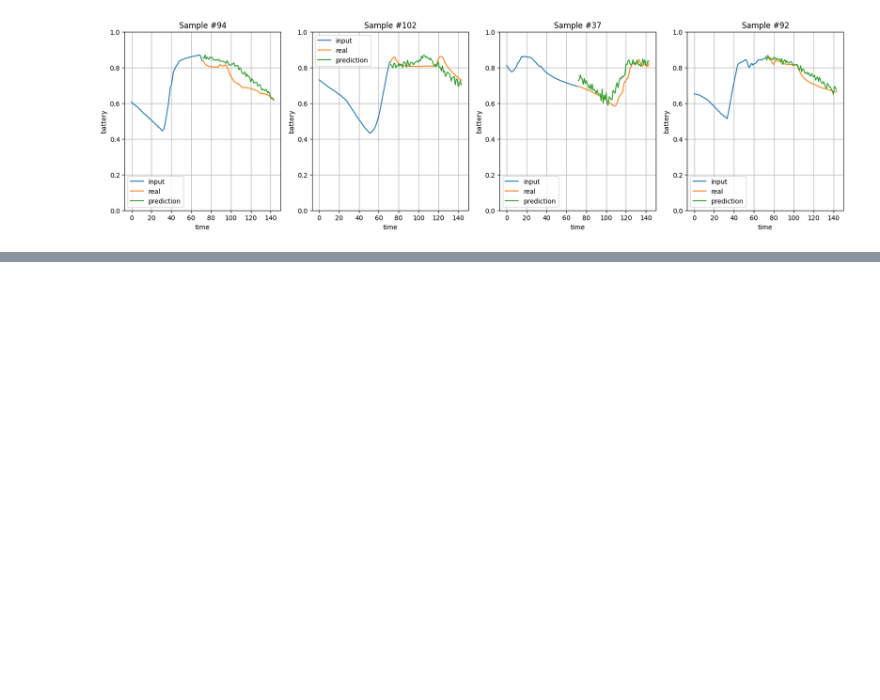
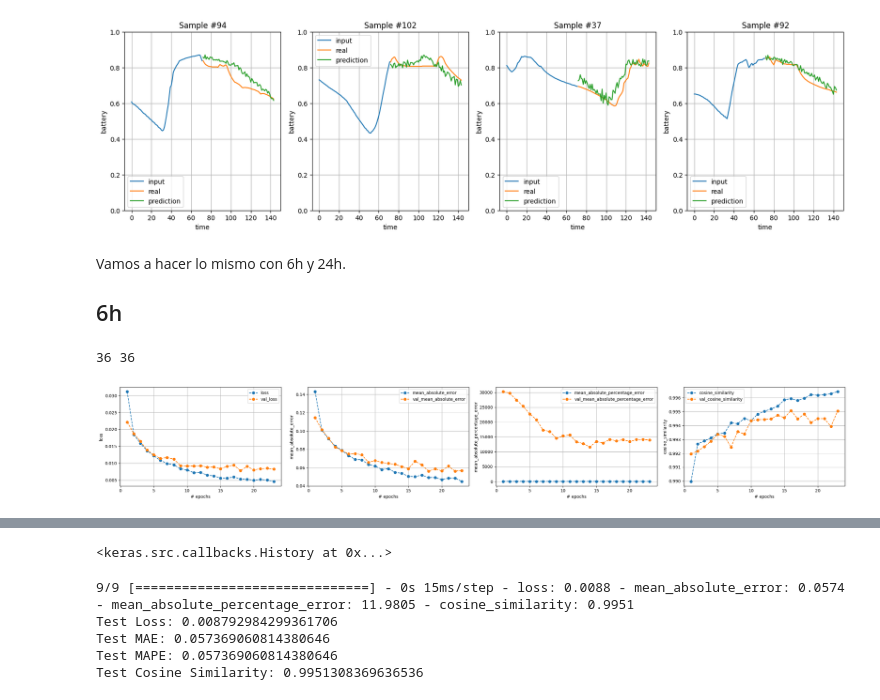
Before and after one commit to alendinez/energy-prediction, a Jupyter notebook: lstm.ipynb, the cells around one changed output, grey strips where cells are left out. Cells and saved outputs as stored; diff of their text form; code cells hidden in the pictures; blank space fills up the shorter version.

Commit message:
lstm 6h y 12h

```diff
--- a/lstm.ipynb
+++ b/lstm.ipynb
@@ -184,3 +188,34 @@ for w, ax in enumerate(axs):
 plt.show()
 # %% [output]
 [figure]
+# %% [markdown]
+Vamos a hacer lo mismo con 6h y 24h.
+## 6h
+# %%
+n_steps_in = n_steps_out = 6*6
+print(n_steps_in, n_steps_out)
+# %% [output]
+36 36
+# %%
+# Crear datasets de entrenamiento y test
+X, y = split_sequences(dfs, n_steps_in, n_steps_out)
+
+seed = 0
+X_train, X_test, y_train, y_test = train_test_split(X, y, test_size=0.3, shuffle=True, random_state=seed)
+X_test, X_val, y_test, y_val = train_test_split(X_test, y_test, test_size=0.66, shuffle=True, random_state=seed) # 0.2 validation y 0.1 test
+
+n_features = X.shape[2]
+# %%
+# Definir modelo
+model = Sequential()
+model.add(LSTM(50, activation='relu', return_sequences=True, input_shape=(n_steps_in, n_features)))
+model.add(LSTM(50, activation='relu'))
+model.add(Dense(n_steps_out, activation='sigmoid'))
+model.compile(optimizer='adam', loss='mse', metrics=['mean_absolute_error', 'mean_absolute_percentage_error', 'cosine_similarity'])
+
+# Entrenar modelo
+model.fit(X_train, y_train, validation_data=(X_val, y_val), epochs=100, callbacks=[
+                       PlotLearning(),
+                       EarlyStopping(monitor="val_loss", min_delta=0.0001, patience=5, restore_best_weights=True)])
+# %% [output]
+[figure, added]
@@ -186,0 +223,17 @@ plt.show()
+<keras.src.callbacks.History at 0x...>
+# %%
+# Evaluar modelo
+loss, mae, mape, cs = model.evaluate(X_test, y_test)
+print("Test Loss:", loss)
+print("Test MAE:", mae)
+print("Test MAPE:", mae)
+print("Test Cosine Similarity:", cs)
+
+# Guardamos el modelo
+model.save(f'/content/lstm-6h.keras')
+# %% [output]
+9/9 [==============================] - 0s 15ms/step - loss: 0.0088 - mean_absolute_error: 0.0574 - mean_absolute_percentage_error: 11.9805 - cosine_similarity: 0.9951
+Test Loss: 0.008792984299361706
+Test MAE: 0.057369060814380646
+Test MAPE: 0.057369060814380646
+Test Cosine Similarity: 0.9951308369636536
```
Also changed, not shown: parts of 11 cells of this notebook, 8 other files.
